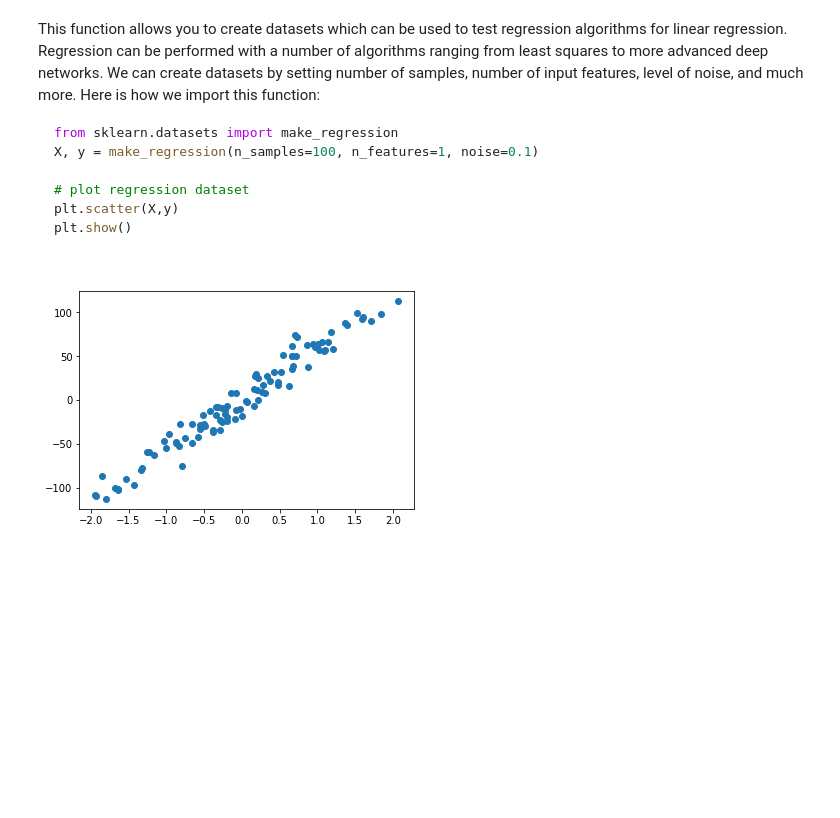
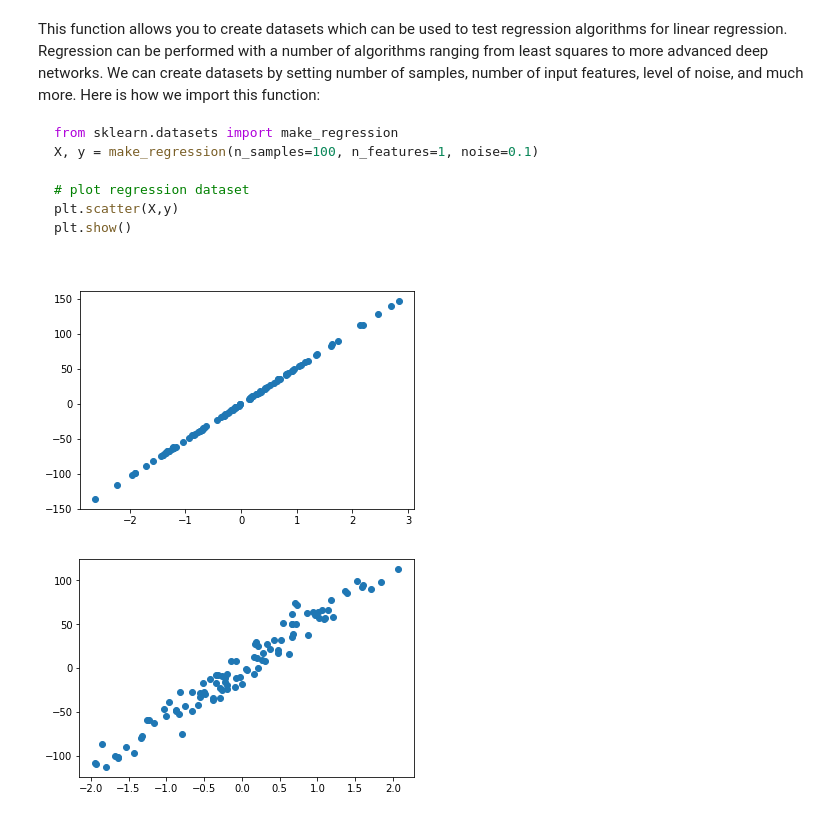
Before and after one commit to matthewsparr/dsc-2-23-05-data-generation-process-code-along-online-ds-sp-000, a Jupyter notebook: index.ipynb, the cells around one changed output. Cells and saved outputs as stored; diff of their text form; code cells hidden in the pictures; blank space fills up the shorter version.

```diff
--- a/index.ipynb
+++ b/index.ipynb
@@ -142,3 +140,13 @@ plt.show()
+# %%
+# Code here
+from sklearn.datasets import make_regression
+X, y = make_regression(n_samples=100, n_features=1, noise=0.5)
+
+# plot regression dataset
+plt.scatter(X,y)
+plt.show()
+# %% [output]
+[figure, added]
 # %%
 # Code here
 # %% [output]
```
Also changed, not shown: parts of 1 cell of this notebook.
